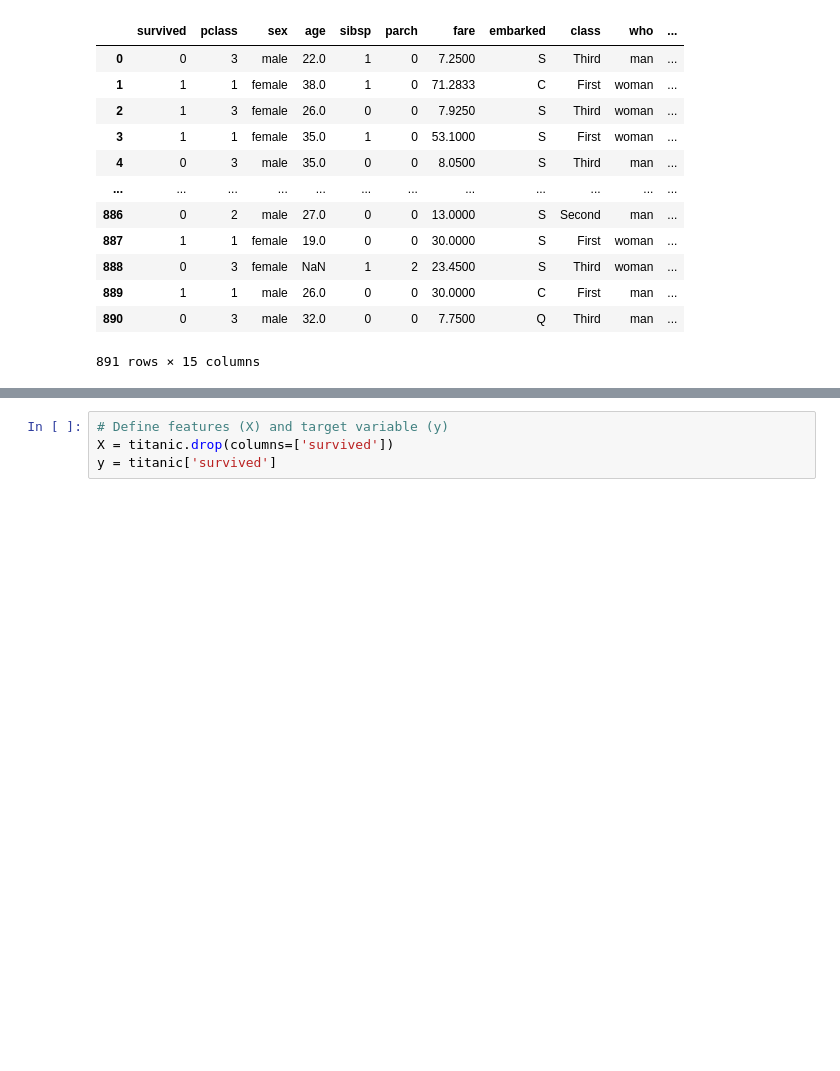
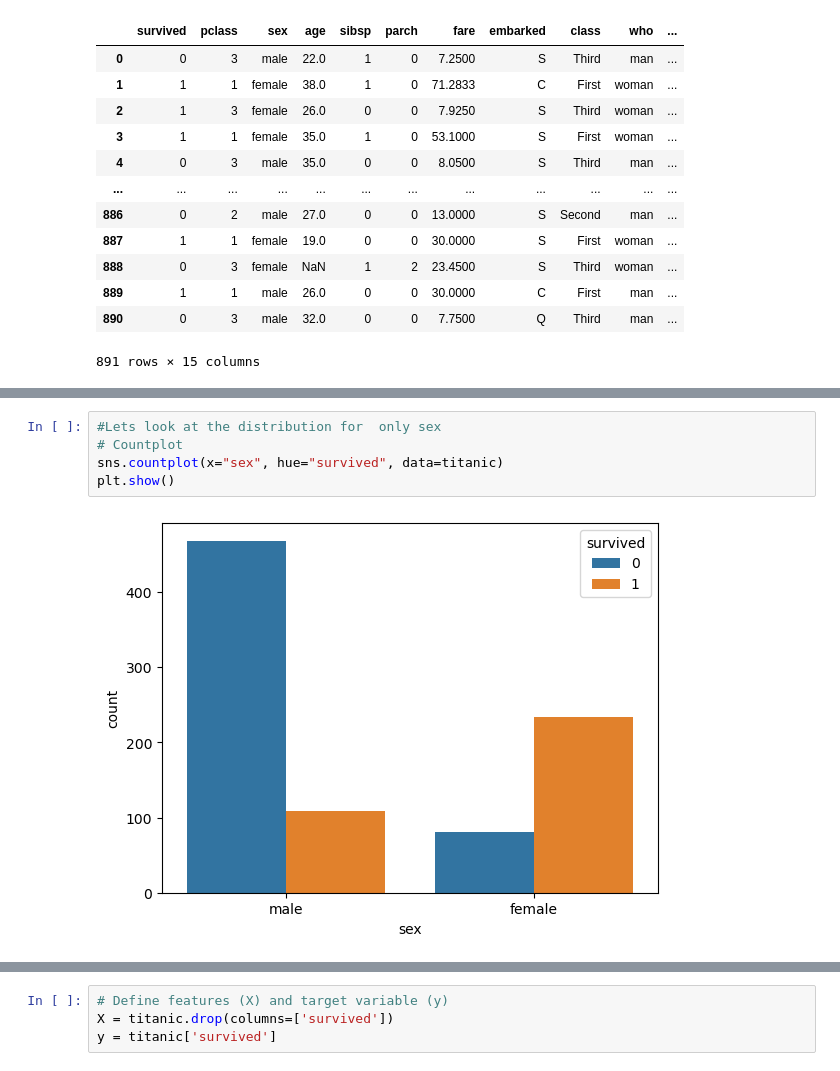
Before and after one commit to adobea-dev/Titanic_data-with-using-Artificial-neural-network, a Jupyter notebook: Titanic_data.ipynb, the cells around one changed output, grey strips where cells are left out. Saved outputs shown, nothing was run; the diff lists cells and outputs as text; blank space fills up the shorter version.

```diff
--- a/Titanic_data.ipynb
+++ b/Titanic_data.ipynb
@@ -52,0 +110,7 @@ Preprocessing data
+# %%
+#Lets look at the distribution for  only sex
+# Countplot
+sns.countplot(x="sex", hue="survived", data=titanic)
+plt.show()
+# %% [output]
+[figure, added]
```
Also changed, not shown: parts of 67 cells of this notebook.
